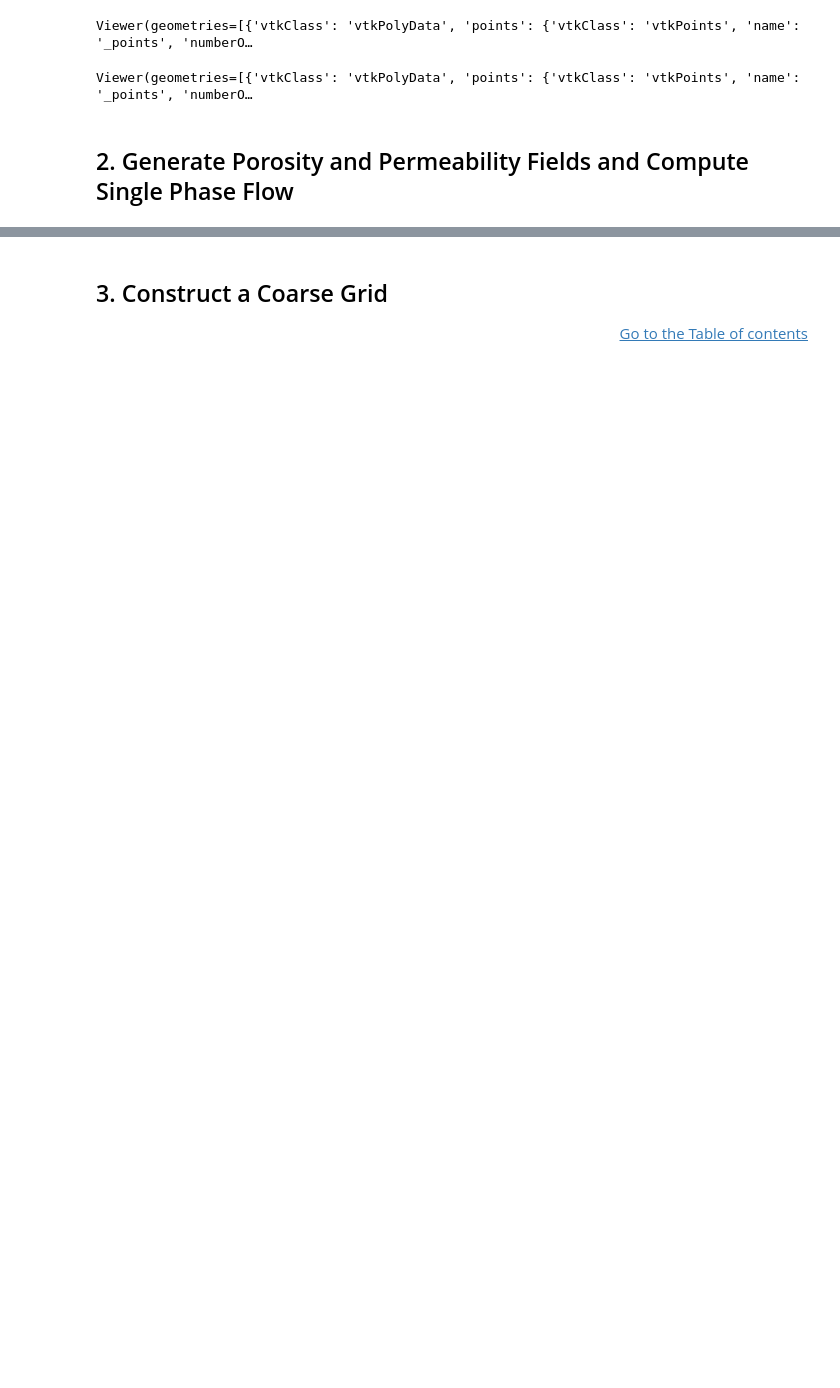
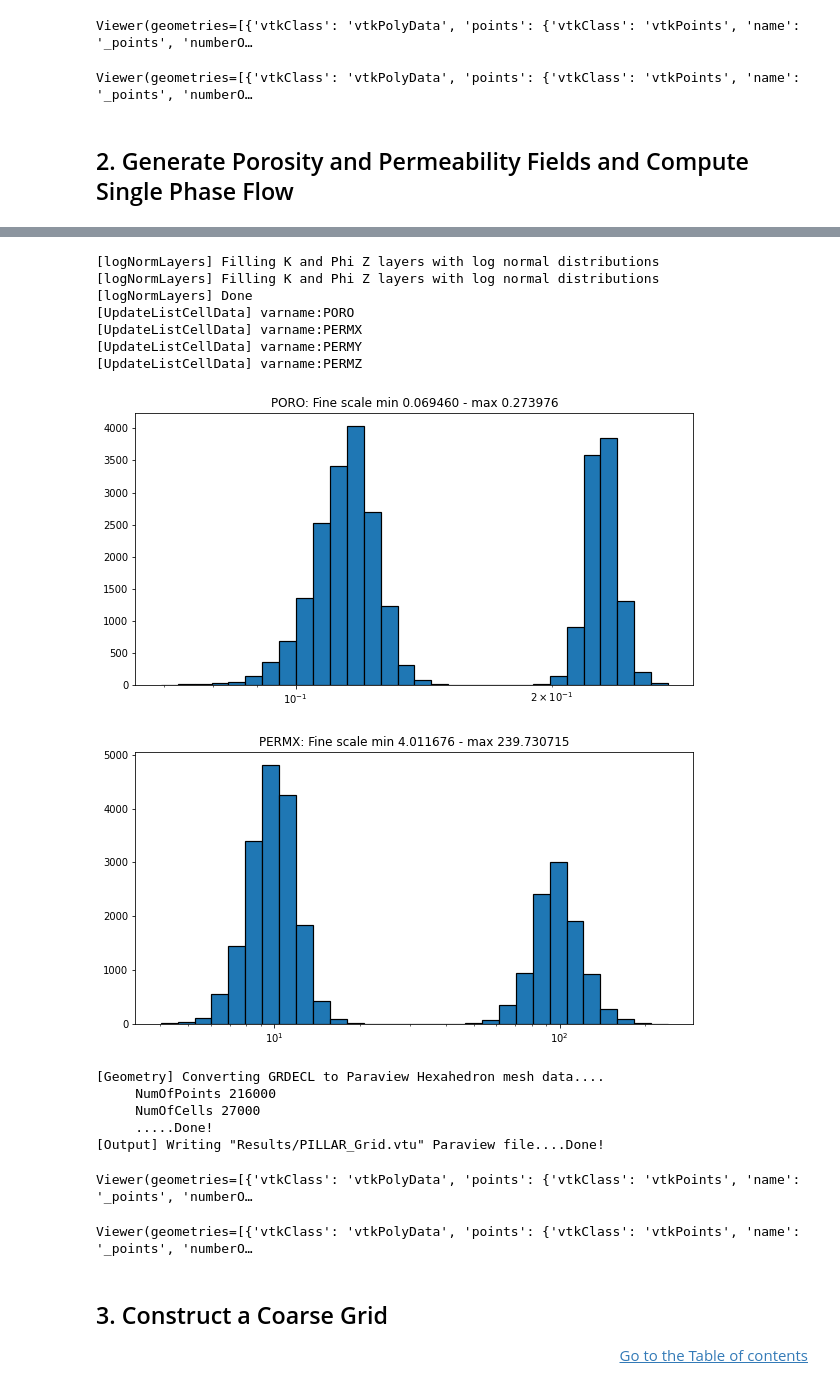
Before and after one commit to BinWang0213/PyGRDECL, a Jupyter notebook: Upscaling_Simplecrdecl.ipynb, the cells around one changed output, grey strips where cells are left out. Drawn from its saved outputs; the diff is of its cells as text; code cells hidden in the pictures; blank space fills up the shorter version.

```diff
--- a/Upscaling_Simplecrdecl.ipynb
+++ b/Upscaling_Simplecrdecl.ipynb
@@ -132,24 +128,41 @@ Viewer(geometries=[{'vtkClass': 'vtkPolyData', 'points': {'vtkClass': 'vtkPoints
 # %%
 # 2.1 Create random perm field with normal distribution for each layer
 K_LayerPerm=[100,10]*2
-K,phi=logNormLayers(gridDims,K_LayerPerm,poro_const=0.05)
+K0,phi0=logNormLayers(gridDims,K_LayerPerm,poro_const=0.05)
 K,phi=logNormLayers_basc(gridDims,K_LayerPerm,poro_const=0.05)
 phi[Model.GRDECL_Data.N//2:]=phi0[Model.GRDECL_Data.N//2:]
 K[Model.GRDECL_Data.N//2:]=K0[Model.GRDECL_Data.N//2:]
 
 # 2.2 Update porosity/permeability fields
 Update_fields=["PORO","PERMX","PERMY","PERMZ"]
 Update_values=[ phi  , K     , K     , 0.1*K ]
 Model.UpdateListCellData(var_list=Update_fields,array_list=Update_values)
 
 # 2.3 Visualize Fine scale histogram
 for scalar in ["PORO","PERMX"]:
     Model.GRDECL_Data.Plot_hist(scalar,text="Fine scale")
 
 # 2.3 Compute TPFA (block centered) Pressure values
 Model.compute_TPFA_Pressure(Press_inj=1,direction="ijk",Fault_opt=opt)
 Model.plot_scalar("PERMX",ITK=True).show()
 # pl=Model.plot_streamlines(notebook=True, scalar="PERMXLOG10").show()
+# %% [output]
+[logNormLayers] Filling K and Phi Z layers with log normal distributions
+[logNormLayers] Filling K and Phi Z layers with log normal distributions
+[logNormLayers] Done
+[UpdateListCellData] varname:PORO
+[UpdateListCellData] varname:PERMX
+[UpdateListCellData] varname:PERMY
+[UpdateListCellData] varname:PERMZ
+[figure, added]
+[figure, added]
+[Geometry] Converting GRDECL to Paraview Hexahedron mesh data....
+     NumOfPoints 216000
+     NumOfCells 27000
+     .....Done!
+[Output] Writing "Results/PILLAR_Grid.vtu" Paraview file....Done!
+Viewer(geometries=[{'vtkClass': 'vtkPolyData', 'points': {'vtkClass': 'vtkPoints', 'name': '_points', 'numberO…
+Viewer(geometries=[{'vtkClass': 'vtkPolyData', 'points': {'vtkClass': 'vtkPoints', 'name': '_points', 'numberO…
 # %% [markdown]
 ##  3. Construct a Coarse Grid
 <p style="text-align:right;"><a href='#Upscaling-Fine-Scale-Porous-Media-Grids-for-Porous-Flow-Simulation'>Go to the Table of contents</a></p>
```
Also changed, not shown: parts of 8 cells of this notebook.
